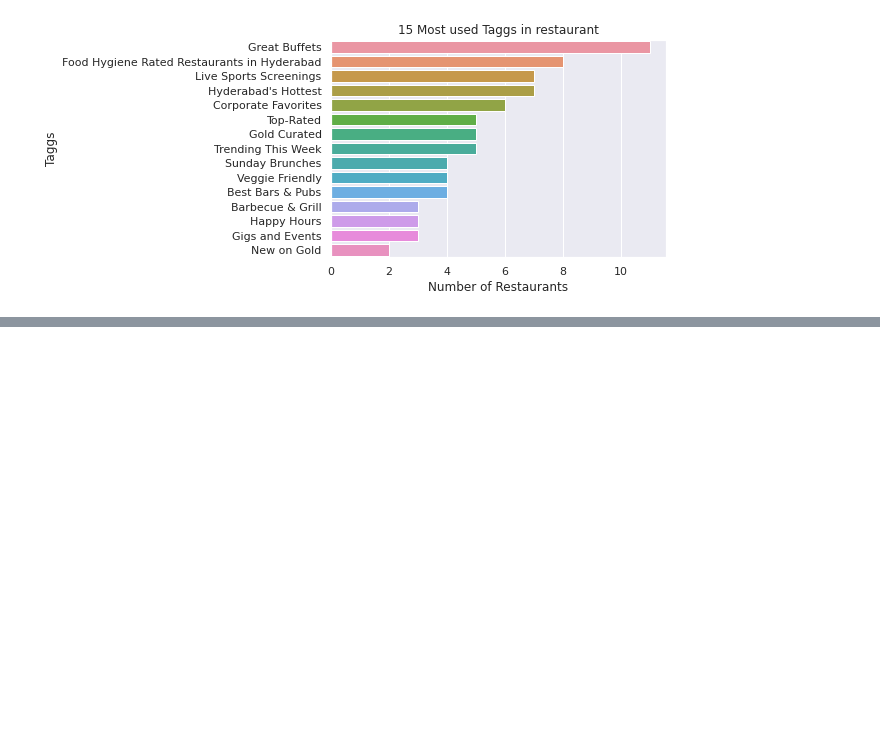
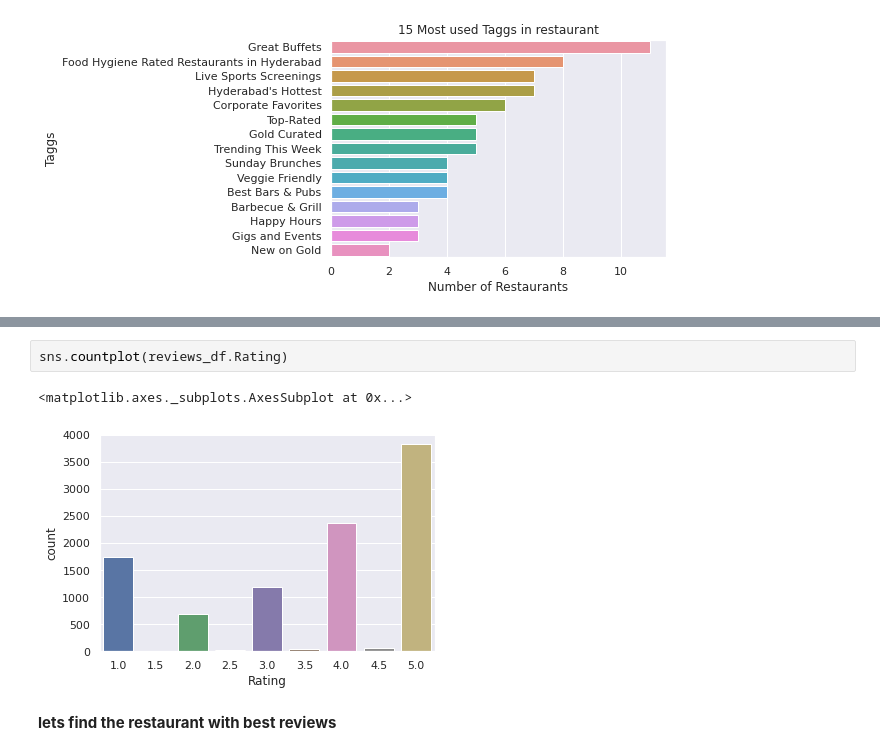
Before and after one commit to Sivaramaguhan/Zomato-Restaurant-Clustering-And-Sentiment-Analysis, a Jupyter notebook: Zomato_Restaurant_Clustering_And_Sentiment_Analysis.ipynb, the cells around one changed output, grey strips where cells are left out. Drawn from its saved outputs; the diff is of its cells as text; blank space fills up the shorter version.

```diff
--- a/Zomato_Restaurant_Clustering_And_Sentiment_Analysis.ipynb
+++ b/Zomato_Restaurant_Clustering_And_Sentiment_Analysis.ipynb
@@ -616,0 +629,7 @@ plt.axis("off")
+# %%
+sns.countplot(reviews_df.Rating)
+# %% [output]
+<matplotlib.axes._subplots.AxesSubplot at 0x...>
+[figure, added]
+# %% [markdown]
+**lets find the restaurant with best reviews**
```
Also changed, not shown: parts of 18 cells of this notebook.
